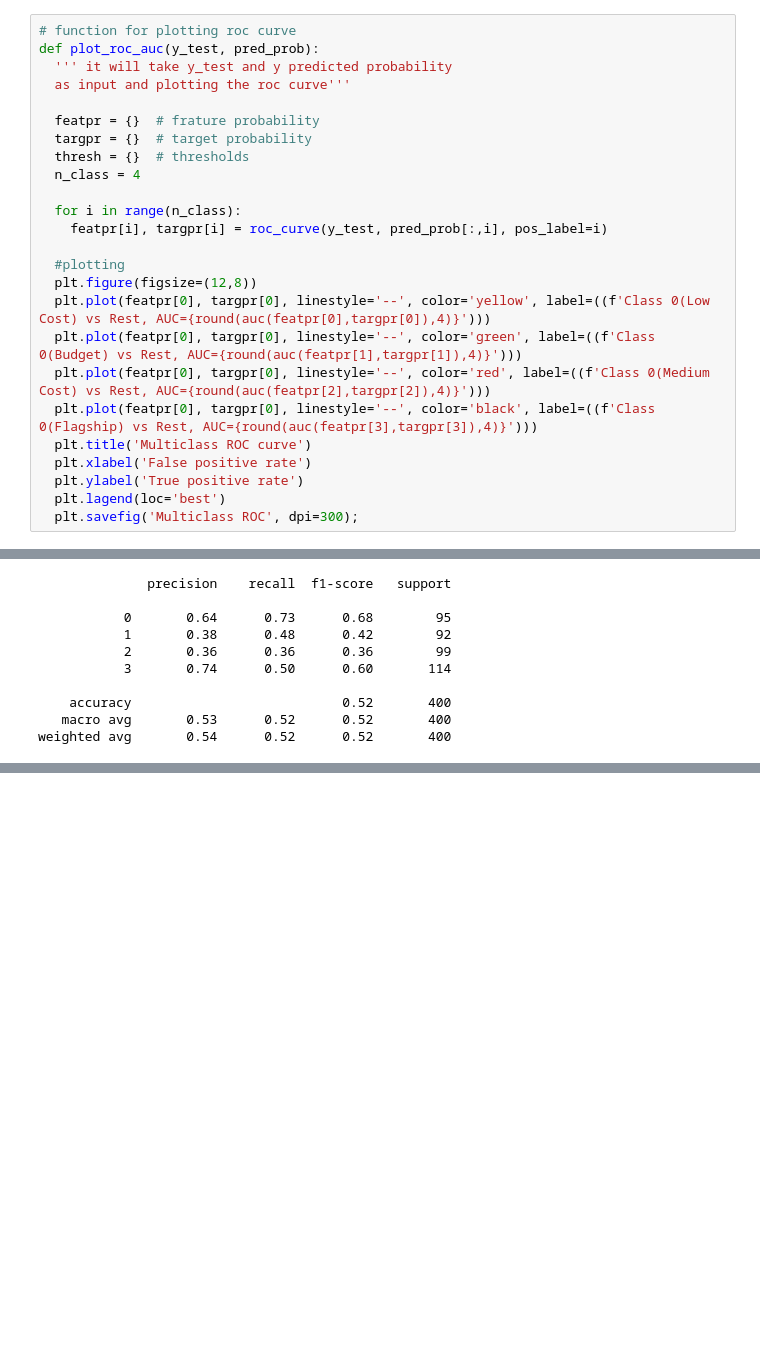
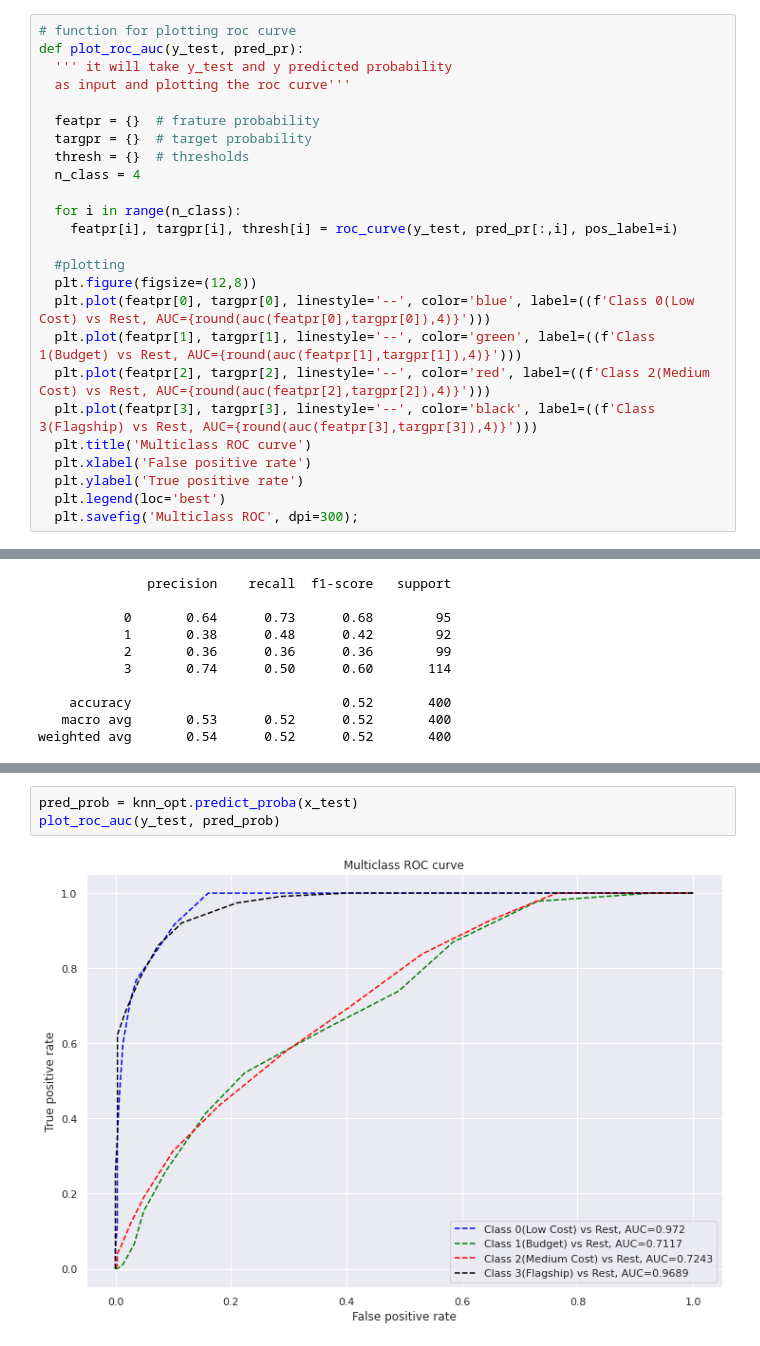
Before and after one commit to pratikjori20/Mobile-Price-Range-Prediction-ML-Class, a Jupyter notebook: Individual_capstone_3.ipynb, the cells around one changed output, grey strips where cells are left out. Cells and saved outputs as stored; diff of their text form; blank space fills up the shorter version.

```diff
--- a/Individual_capstone_3.ipynb
+++ b/Individual_capstone_3.ipynb
@@ -229,7 +231,7 @@ x_train = scaler.fit_transform(x_train)
 x_test = scaler.transform(x_test)
 # %%
 # function for plotting roc curve
-def plot_roc_auc(y_test, pred_prob):
+def plot_roc_auc(y_test, pred_pr):
   ''' it will take y_test and y predicted probability
   as input and plotting the roc curve'''
 
@@ -239,18 +241,18 @@ def plot_roc_auc(y_test, pred_prob):
   n_class = 4
 
   for i in range(n_class):
-    featpr[i], targpr[i] = roc_curve(y_test, pred_prob[:,i], pos_label=i)
+    featpr[i], targpr[i], thresh[i] = roc_curve(y_test, pred_pr[:,i], pos_label=i)
 
   #plotting
   plt.figure(figsize=(12,8))
-  plt.plot(featpr[0], targpr[0], linestyle='--', color='yellow', label=((f'Class 0(Low Cost) vs Rest, AUC={round(auc(featpr[0],targpr[0]),4)}')))
-  plt.plot(featpr[0], targpr[0], linestyle='--', color='green', label=((f'Class 0(Budget) vs Rest, AUC={round(auc(featpr[1],targpr[1]),4)}')))
-  plt.plot(featpr[0], targpr[0], linestyle='--', color='red', label=((f'Class 0(Medium Cost) vs Rest, AUC={round(auc(featpr[2],targpr[2]),4)}')))
-  plt.plot(featpr[0], targpr[0], linestyle='--', color='black', label=((f'Class 0(Flagship) vs Rest, AUC={round(auc(featpr[3],targpr[3]),4)}')))
+  plt.plot(featpr[0], targpr[0], linestyle='--', color='blue', label=((f'Class 0(Low Cost) vs Rest, AUC={round(auc(featpr[0],targpr[0]),4)}')))
+  plt.plot(featpr[1], targpr[1], linestyle='--', color='green', label=((f'Class 1(Budget) vs Rest, AUC={round(auc(featpr[1],targpr[1]),4)}')))
+  plt.plot(featpr[2], targpr[2], linestyle='--', color='red', label=((f'Class 2(Medium Cost) vs Rest, AUC={round(auc(featpr[2],targpr[2]),4)}')))
+  plt.plot(featpr[3], targpr[3], linestyle='--', color='black', label=((f'Class 3(Flagship) vs Rest, AUC={round(auc(featpr[3],targpr[3]),4)}')))
   plt.title('Multiclass ROC curve')
   plt.xlabel('False positive rate')
   plt.ylabel('True positive rate')
-  plt.lagend(loc='best')
+  plt.legend(loc='best')
   plt.savefig('Multiclass ROC', dpi=300);
 # %% [markdown]
 #Logestic Regression
@@ -914,0 +980,5 @@ ValueError: ignored
+# %%
+pred_prob = knn_opt.predict_proba(x_test)
+plot_roc_auc(y_test, pred_prob)
+# %% [output]
+[figure, added]
```
Also changed, not shown: parts of 40 cells of this notebook.
